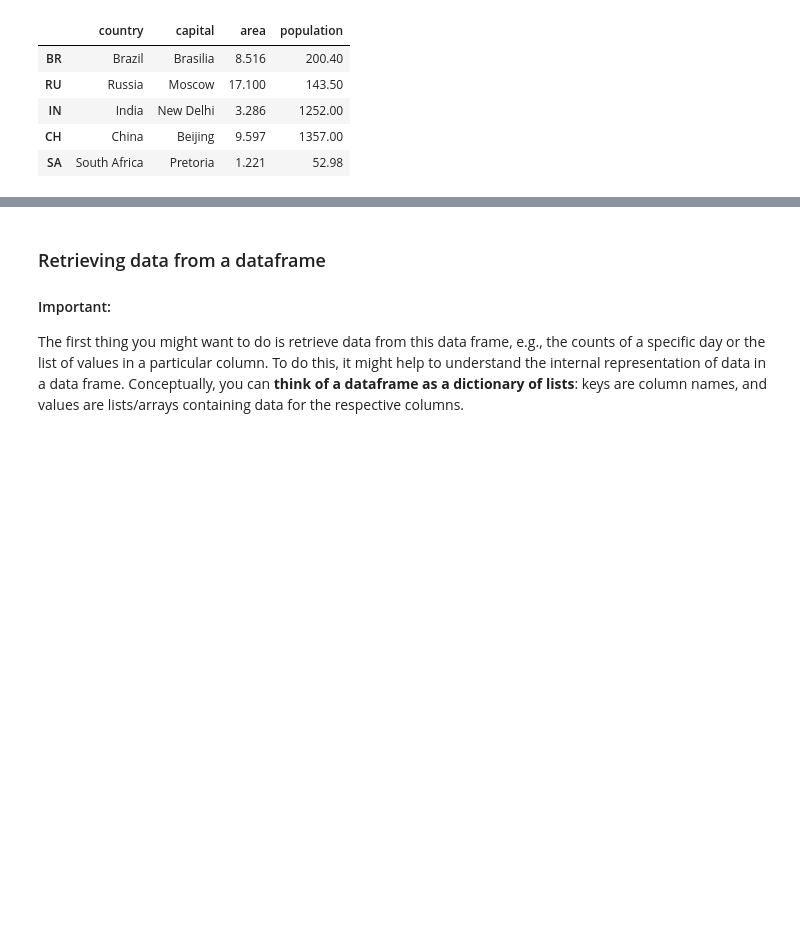
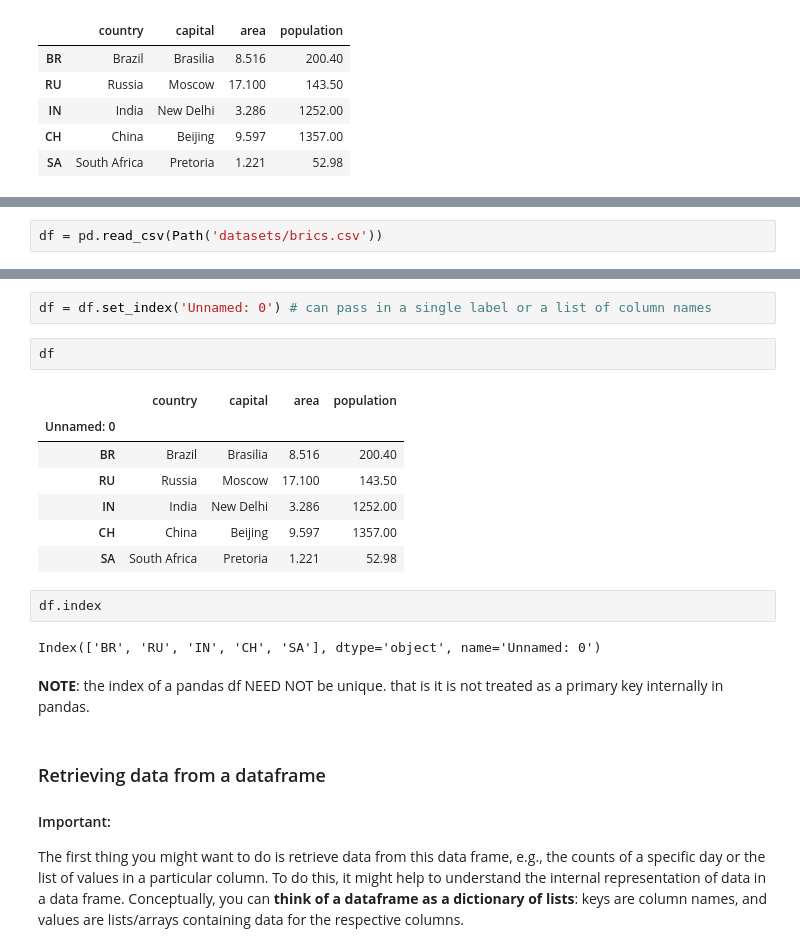
Before and after one commit to abhixshek/data-science-toolkit, a Jupyter notebook: pandas_kb.ipynb, the cells around one changed output, grey strips where cells are left out. Drawn from its saved outputs; the diff is of its cells as text; blank space fills up the shorter version.

```diff
--- a/pandas_kb.ipynb
+++ b/pandas_kb.ipynb
@@ -204,0 +286,2 @@ df
+# %%
+df = pd.read_csv(Path('datasets/brics.csv'))
@@ -205,3 +297,21 @@ df
+# %%
+df = df.set_index('Unnamed: 0') # can pass in a single label or a list of column names
+# %%
+df
+# %% [output]
+|  | country | capital | area | population |
+| Unnamed: 0 |  |  |  |  |
+| BR | Brazil | Brasilia | 8.516 | 200.40 |
+| RU | Russia | Moscow | 17.100 | 143.50 |
+| IN | India | New Delhi | 3.286 | 1252.00 |
+| CH | China | Beijing | 9.597 | 1357.00 |
+| SA | South Africa | Pretoria | 1.221 | 52.98 |
+# %%
+df.index
+# %% [output]
+Index(['BR', 'RU', 'IN', 'CH', 'SA'], dtype='object', name='Unnamed: 0')
+# %% [markdown]
+**NOTE**: the index of a pandas df NEED NOT be unique. that is it is not treated as a primary key internally in pandas.
 # %% [markdown]
 ### Retrieving data from a dataframe
 
```
Also changed, not shown: parts of 49 cells of this notebook, 3 other files.
